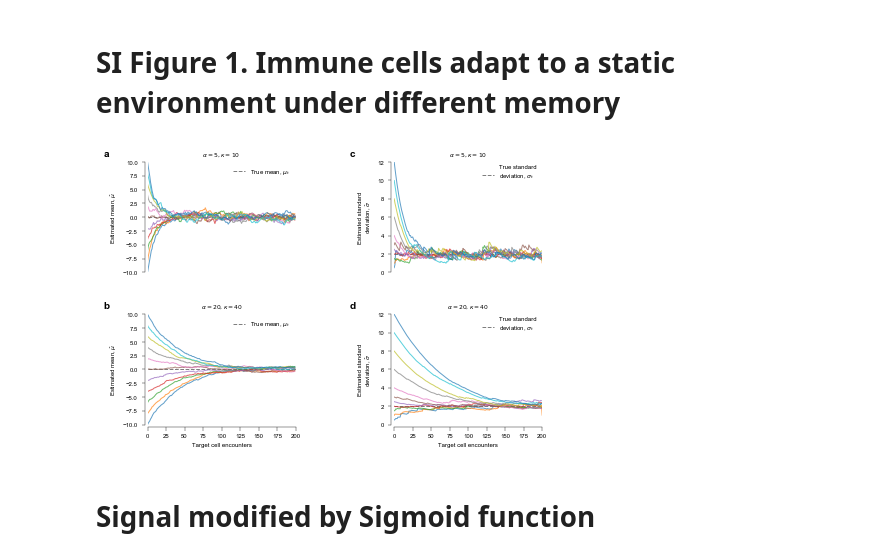
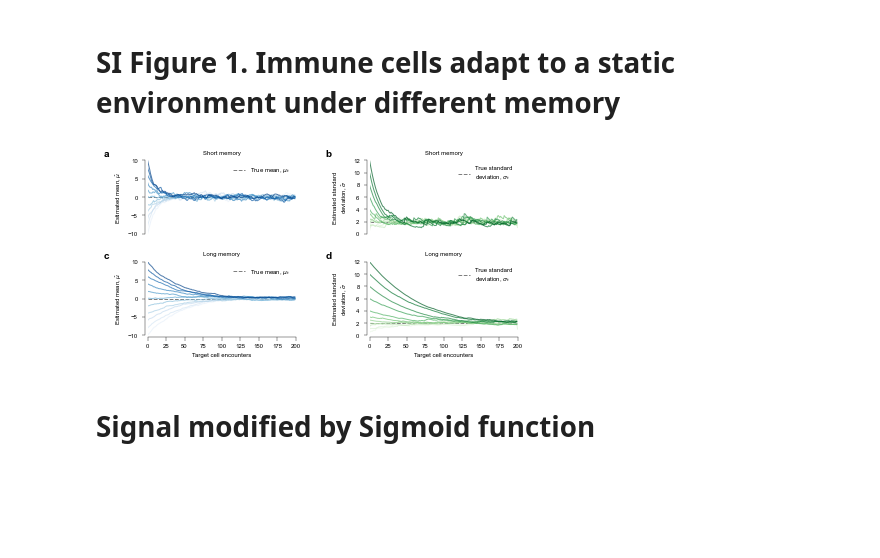
Before and after one commit to ywqin/paper-innate-immune-adaptation, a Jupyter notebook: figures.ipynb, the cells around one changed output. Drawn from its saved outputs; the diff is of its cells as text; code cells hidden in the pictures; blank space fills up the shorter version.

Commit message:
update SI figures for consistency with main text

```diff
--- a/figures.ipynb
+++ b/figures.ipynb
@@ -1209,12 +1211,12 @@ initial_stds = [0.5, 1, 1.5, 2, 2.5, 3, 4, 6, 8, 10, 12]
 num_stds = len(initial_stds)
 
 if __name__ == '__main__':
-    fig = plt.figure(figsize=(DOUBLE_COLUMN, 4.5))
+    fig = plt.figure(figsize=(DOUBLE_COLUMN, 3))
     plt.rc('font', size=LABEL_SIZE, family=FAMILY)
     ax1 = fig.add_axes([0.15, 0.59, 0.3, 0.34])
     ax2 = fig.add_axes([0.15, 0.12, 0.3, 0.34])
-    ax3 = fig.add_axes([0.65, 0.59, 0.3, 0.34])
-    ax4 = fig.add_axes([0.65, 0.12, 0.3, 0.34])
+    ax3 = fig.add_axes([0.60, 0.59, 0.3, 0.34])
+    ax4 = fig.add_axes([0.60, 0.12, 0.3, 0.34])
     ax1.spines['right'].set_visible(False)
     ax1.spines['top'].set_visible(False)
     ax1.spines['bottom'].set_visible(False)
@@ -1247,22 +1249,22 @@ if __name__ == '__main__':
     ax1.set_ylabel('Estimated mean, $\hat{\mu}$', fontsize=LABEL_SIZE)
     ax1.text(-0.3, 1.05, string.ascii_uppercase[0].lower(),
              transform=ax1.transAxes, size=SUBLABEL_SIZE, weight='bold')
-    ax1.set_title(r'$\alpha=5, \kappa=10$', fontsize=LABEL_SIZE)
+    ax1.set_title(r'Short memory', fontsize=LABEL_SIZE)
 
     ax2.axhline(m_env, label=TRUE_MEAN_LABEL, **DASH_STYLE)
     ax2.legend(loc='upper right', frameon=False)
     ax2.set_xlabel(ENCOUNTER_LABEL, fontsize=LABEL_SIZE)
     ax2.set_ylabel('Estimated mean, $\hat{\mu}$', fontsize=LABEL_SIZE)
-    ax2.text(-0.3, 1.05, string.ascii_uppercase[1].lower(),
+    ax2.text(-0.3, 1.05, string.ascii_uppercase[2].lower(),
              transform=ax2.transAxes, size=SUBLABEL_SIZE, weight='bold')
-    ax2.set_title(r'$\alpha=20, \kappa=40$', fontsize=LABEL_SIZE)
+    ax2.set_title(r'Long memory', fontsize=LABEL_SIZE)
 
     ax3.axhline(math.sqrt(var_env), label=TRUE_STD_LABEL, **DASH_STYLE)
     ax3.legend(loc='upper right', frameon=False)
     ax3.set_ylabel(ESTD_STD_LABEL, fontsize=LABEL_SIZE)
-    ax3.text(-0.3, 1.05, string.ascii_uppercase[2].lower(),
+    ax3.text(-0.3, 1.05, string.ascii_uppercase[1].lower(),
              transform=ax3.transAxes, size=SUBLABEL_SIZE, weight='bold')
-    ax3.set_title(r'$\alpha=5, \kappa=10$', fontsize=LABEL_SIZE)
+    ax3.set_title(r'Short memory', fontsize=LABEL_SIZE)
 
     ax4.axhline(math.sqrt(var_env), label=TRUE_STD_LABEL, **DASH_STYLE)
     ax4.legend(loc='upper right', frameon=False)
@@ -1270,43 +1272,47 @@ if __name__ == '__main__':
     ax4.set_ylabel(ESTD_STD_LABEL, fontsize=LABEL_SIZE)
     ax4.text(-0.3, 1.05, string.ascii_uppercase[3].lower(),
              transform=ax4.transAxes, size=SUBLABEL_SIZE, weight='bold')
-    ax4.set_title(r'$\alpha=20, \kappa=40$', fontsize=LABEL_SIZE)
+    ax4.set_title(r'Long memory', fontsize=LABEL_SIZE)
 
     # different initial mu and same var ------------------------------------
+
+    mu_c = sns.color_palette('Blues', n_colors=num_means)
+    std_c = sns.color_palette('Greens', n_colors=num_stds)
+
     data = pd.read_csv('%sestimated_mean_std.csv.gz' %
                        DATA_FOLDER, compression='gzip')
     for j_mu in range(num_means):
         mean_shortmem = data.loc[(data['alpha'] == alpha_shortmem) &
                                  (data['kappa'] == kappa_shortmem) &
                                  (data['Initial mean'] == initial_means[j_mu]) &
                                  (data['Initial std'] == initial_std)]['Mean']
         encouner = range(len(mean_shortmem))
-        ax1.plot(encouner, mean_shortmem, alpha=0.7)
+        ax1.plot(encouner, mean_shortmem, alpha = 0.7, c = mu_c[j_mu])
         mean_longmem = data.loc[(data['alpha'] == alpha_longmem) &
                                 (data['kappa'] == kappa_longmem) &
                                 (data['Initial mean'] == initial_means[j_mu]) &
                                 (data['Initial std'] == initial_std)]['Mean']
         encouner = range(len(mean_longmem))
-        ax2.plot(encouner, mean_longmem, alpha=0.7)
+        ax2.plot(encouner, mean_longmem, alpha = 0.7, c = mu_c[j_mu])
 
     for j_std in range(num_stds):
         std_shortmem = data.loc[(data['alpha'] == alpha_shortmem) &
                                 (data['kappa'] == kappa_shortmem) &
                                 (data['Initial mean'] == initial_mean) &
                                 (data['Initial std'] == initial_stds[j_std])]['Std']
         encounter = range(len(std_shortmem))
-        ax3.plot(encounter, std_shortmem, alpha=0.7)
+        ax3.plot(encounter, std_shortmem, alpha = 0.7, c = std_c[j_std])
         std_longmem = data.loc[(data['alpha'] == alpha_longmem) &
                                (data['kappa'] == kappa_longmem) &
                                (data['Initial mean'] == initial_mean) &
                                (data['Initial std'] == initial_stds[j_std])]['Std']
         encounter = range(len(std_longmem))
-        ax4.plot(encounter, std_longmem, alpha=0.7)
-    plt.savefig('figSI1-adaptation-memory.pdf', format='pdf', dpi=300)
+        ax4.plot(encounter, std_longmem, alpha = 0.7, c = std_c[j_std])
+    plt.savefig('figs1-adaptation-memory.pdf', format='pdf', dpi=300)
     plt.show()
     plt.close()
 # %% [output]
-[figure, old version]
+[figure, new version]
 # %% [markdown]
 # Signal modified by Sigmoid function
 # %%
```
Also changed, not shown: parts of 3 cells of this notebook.
